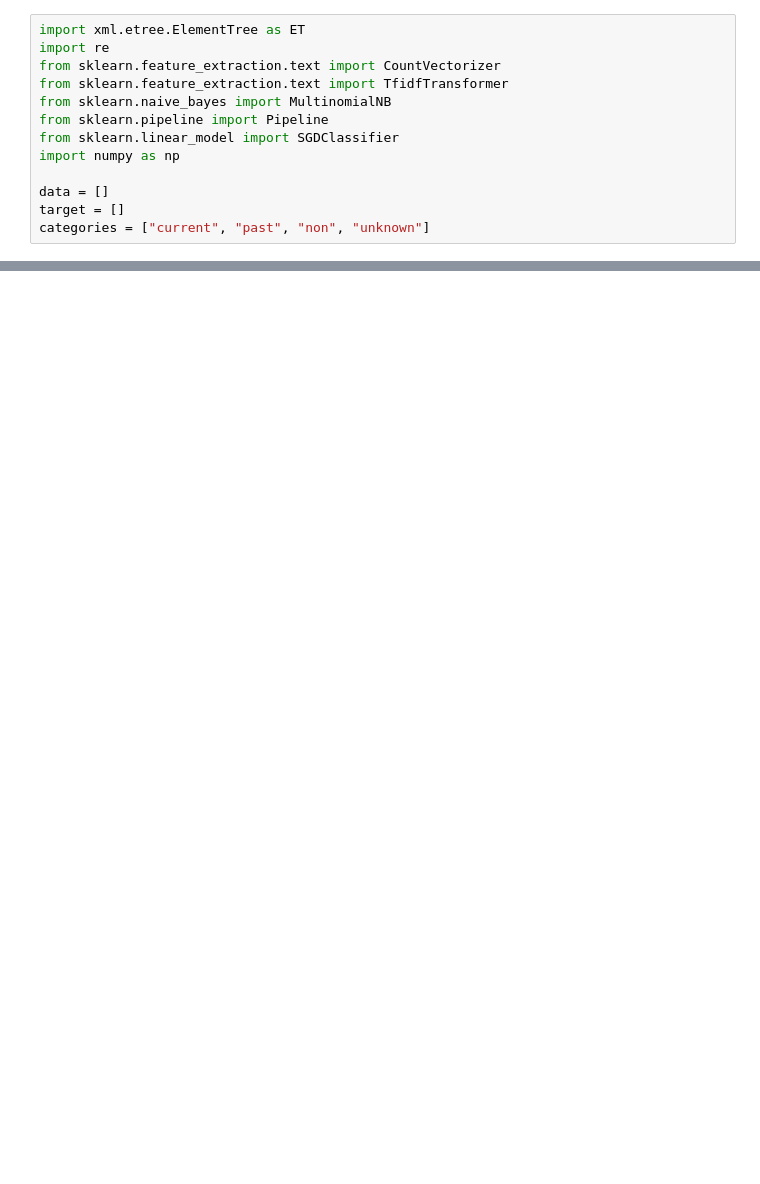
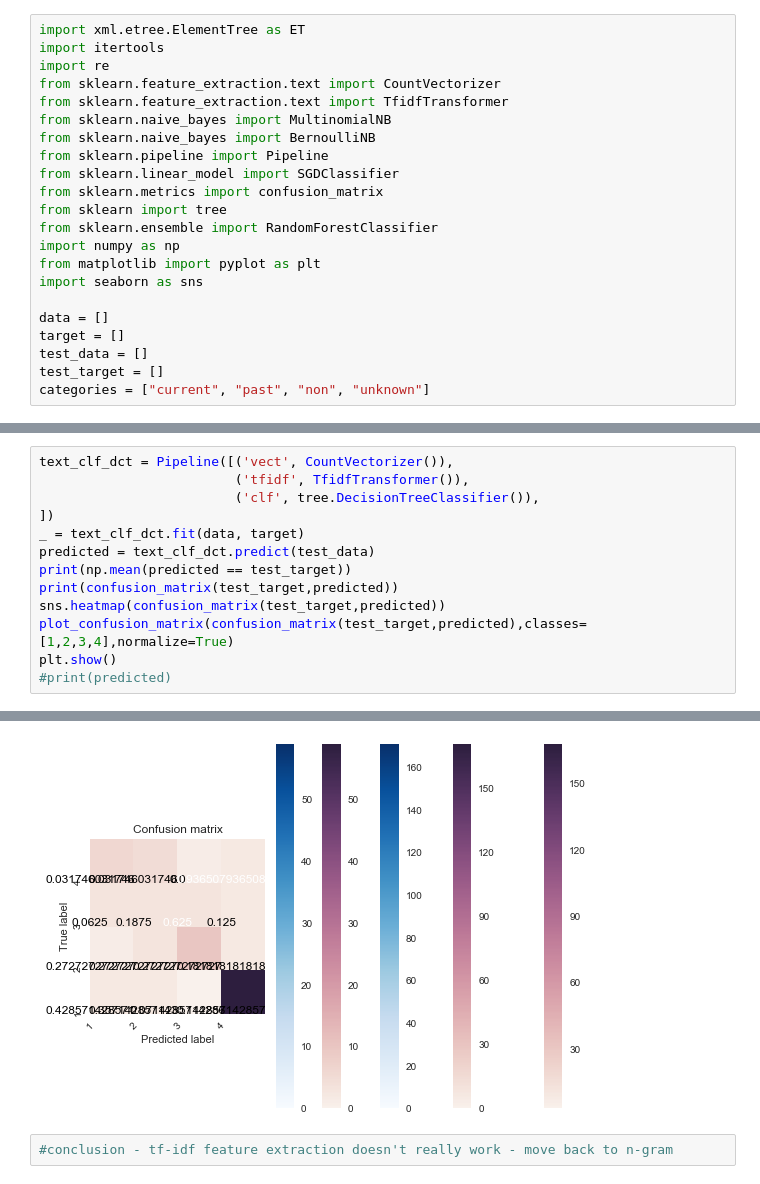
Before and after one commit to Ravirajadrangi/BMIR-project-, a Jupyter notebook: smoking_machinelearning.ipynb, the cells around one changed output, grey strips where cells are left out. Drawn from its saved outputs; the diff is of its cells as text; blank space fills up the shorter version.

Commit message:
make confusion matrix, test nltk

```diff
--- a/smoking_machinelearning.ipynb
+++ b/smoking_machinelearning.ipynb
@@ -1,13 +1,22 @@
 # %%
 import xml.etree.ElementTree as ET
+import itertools
 import re
 from sklearn.feature_extraction.text import CountVectorizer
 from sklearn.feature_extraction.text import TfidfTransformer
 from sklearn.naive_bayes import MultinomialNB
+from sklearn.naive_bayes import BernoulliNB
 from sklearn.pipeline import Pipeline
 from sklearn.linear_model import SGDClassifier
+from sklearn.metrics import confusion_matrix
+from sklearn import tree
+from sklearn.ensemble import RandomForestClassifier
 import numpy as np
+from matplotlib import pyplot as plt
+import seaborn as sns
 
 data = []
 target = []
+test_data = []
+test_target = []
 categories = ["current", "past", "non", "unknown"]
@@ -74,0 +160,14 @@ print(np.mean(predicted == target))
+# %%
+text_clf_dct = Pipeline([('vect', CountVectorizer()),
+                         ('tfidf', TfidfTransformer()),
+                         ('clf', tree.DecisionTreeClassifier()),
+])
+_ = text_clf_dct.fit(data, target)
+predicted = text_clf_dct.predict(test_data)
+print(np.mean(predicted == test_target))
+print(confusion_matrix(test_target,predicted))
+sns.heatmap(confusion_matrix(test_target,predicted))
+plot_confusion_matrix(confusion_matrix(test_target,predicted),classes=[1,2,3,4],normalize=True)
+plt.show()
+#print(predicted)
+# %% [output]
@@ -74,0 +184,3 @@ print(np.mean(predicted == target))
+[figure, added]
+# %%
+#conclusion - tf-idf feature extraction doesn't really work - move back to n-gram
```
Also changed, not shown: parts of 12 cells of this notebook, 1 other file.
